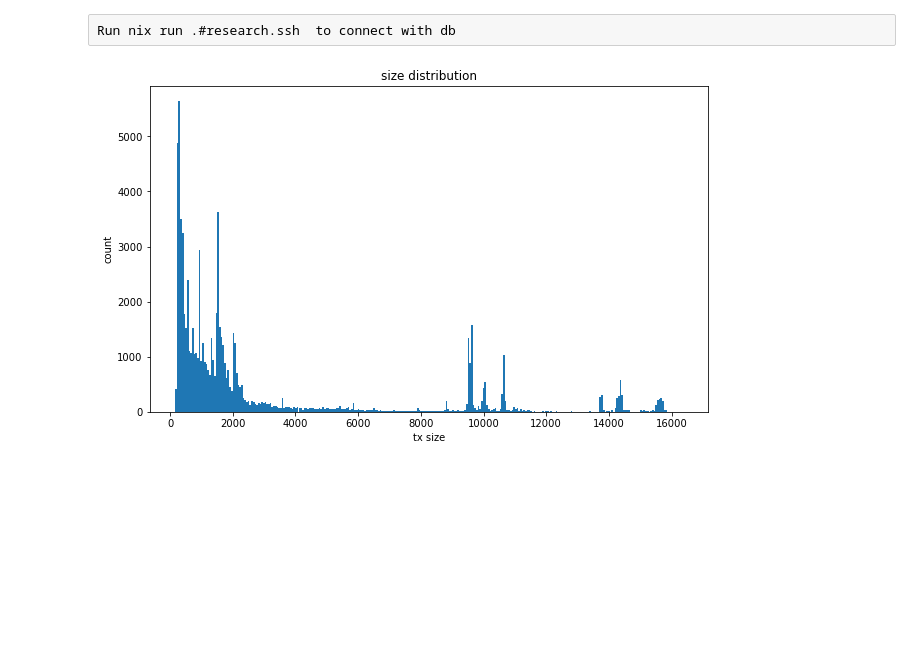
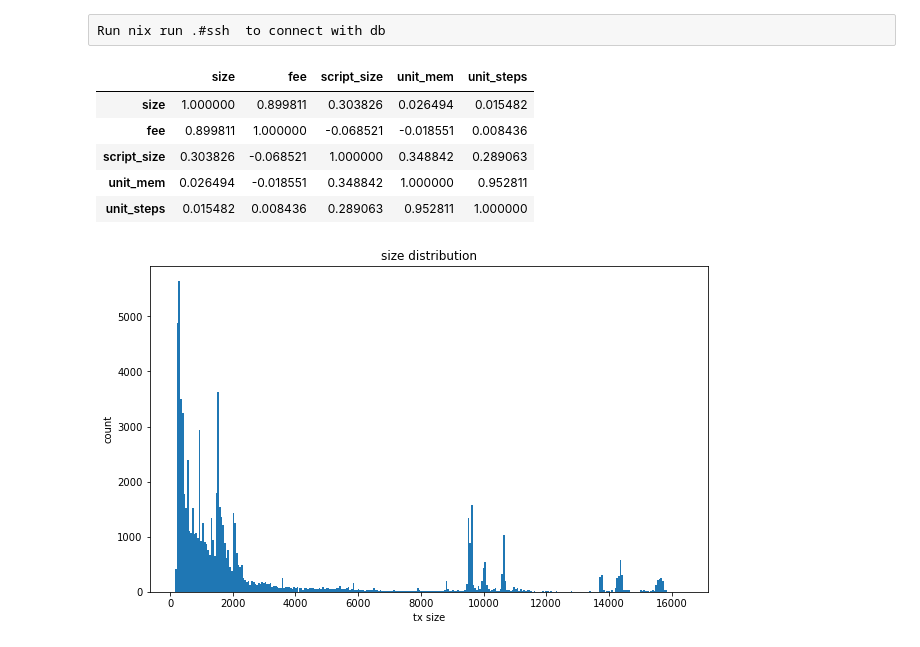
Before and after one commit to mlabs-haskell/congested-testnet, a Jupyter notebook: research/blocks-analysis.ipynb, the cells around one changed output. Saved outputs shown, nothing was run; the diff lists cells and outputs as text; code cells hidden in the pictures; blank space fills up the shorter version.

Commit message:
debug aiken scripts

```diff
--- a/research/blocks-analysis.ipynb
+++ b/research/blocks-analysis.ipynb
@@ -1,5 +1,5 @@
 # %% [raw]
-Run nix run .#research.ssh  to connect with db
+Run nix run .#ssh  to connect with db
 # %%
 import pandas as pd
 import psycopg2
@@ -36,6 +36,15 @@ WHERE
 
 """
 df = pd.read_sql(blocks,conn)
+# %%
+df_scripts[].corr()
+# %% [output]
+|  | size | fee | script_size | unit_mem | unit_steps |
+| size | 1.000000 | 0.899811 | 0.303826 | 0.026494 | 0.015482 |
+| fee | 0.899811 | 1.000000 | -0.068521 | -0.018551 | 0.008436 |
+| script_size | 0.303826 | -0.068521 | 1.000000 | 0.348842 | 0.289063 |
+| unit_mem | 0.026494 | -0.018551 | 0.348842 | 1.000000 | 0.952811 |
+| unit_steps | 0.015482 | 0.008436 | 0.289063 | 0.952811 | 1.000000 |
 # %%
 df['log_size'] = np.log(df['size'])
 # %%
```
Also changed, not shown: parts of 3 cells of this notebook, 10 other files.
